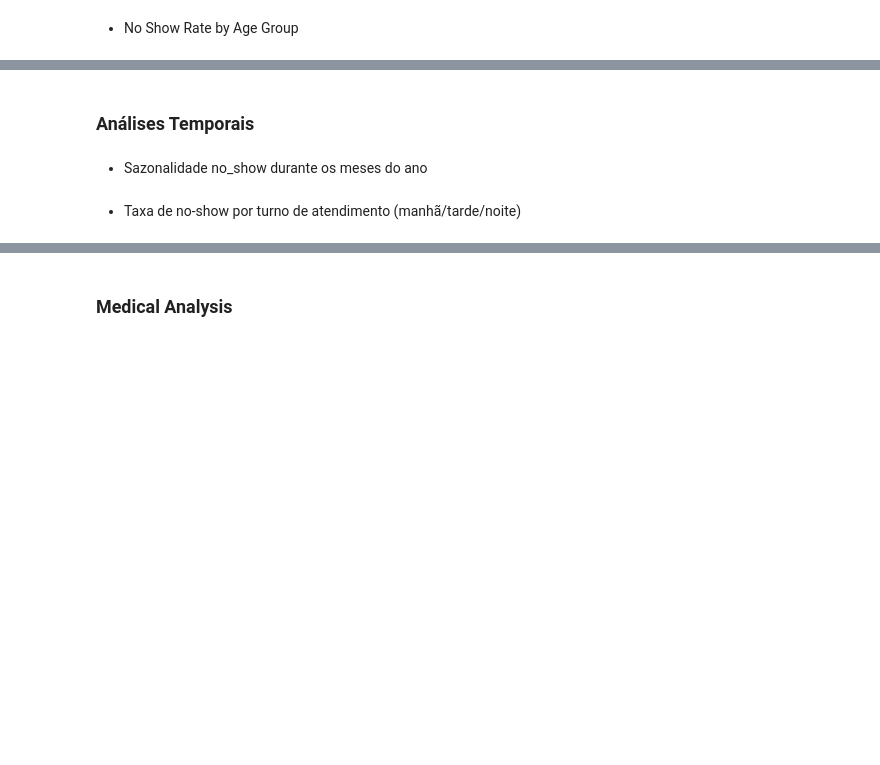
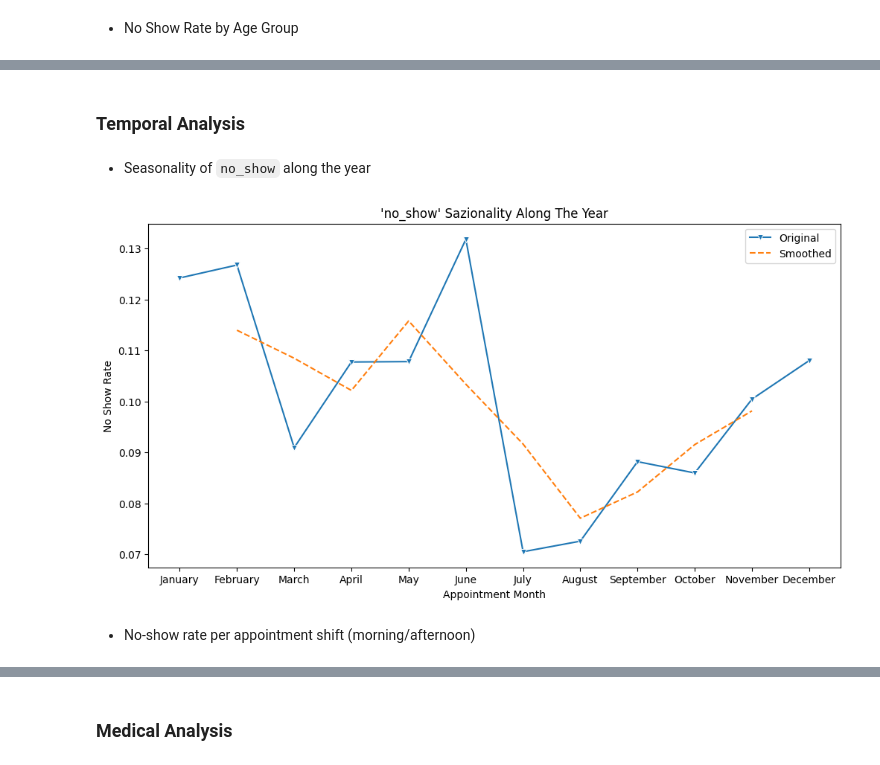
Before and after one commit to NikiReis/NoShowGuard, a Jupyter notebook: notebooks/01_eda.ipynb, the cells around one changed output, grey strips where cells are left out. Cells and saved outputs as stored; diff of their text form; code cells hidden in the pictures; blank space fills up the shorter version.

```diff
--- a/notebooks/01_eda.ipynb
+++ b/notebooks/01_eda.ipynb
@@ -216,7 +291,7 @@ plt.show()
 # %% [markdown]
-### Análises Temporais
+### Temporal Analysis
 # %% [markdown]
-- Sazonalidade no_show durante os meses do ano
+- Seasonality of `no_show` along the year
 # %%
 month_order = [
     "January",
@@ -228,36 +303,38 @@ month_order = [
     "July",
     "August",
     "September",
     "October",
     "November",
     "December",
 ]
 
 data["appointment_month"] = pd.Categorical(
     data["appointment_month"], categories=month_order, ordered=True
 )
 monthly_rate = (
     data.groupby("appointment_month")["no_show"].mean().reset_index(name="rate")
 )
 monthly_rate["smooth"] = monthly_rate["rate"].rolling(3, center=True).mean()
 
 plt.figure(figsize=(12, 6))
 sns.lineplot(
     data=monthly_rate, x="appointment_month", y="rate", marker="v", label="Original"
 )
 sns.lineplot(
     data=monthly_rate,
     x="appointment_month",
     y="smooth",
     linestyle="--",
     label="Smoothed",
 )
 plt.ylabel("No Show Rate")
 plt.xlabel("Appointment Month")
-plt.title("No Show Sazionality Along The Year")
+plt.title("'no_show' Sazionality Along The Year")
 plt.show()
+# %% [output]
+[figure, added]
 # %% [markdown]
-- Taxa de no-show por turno de atendimento (manhã/tarde/noite)
+- No-show rate per appointment shift (morning/afternoon)
 # %%
 shift_time = (
     data.groupby(["appointment_shift", "age_group"])["no_show"]
```
Also changed, not shown: parts of 19 cells of this notebook, 3 other files.
